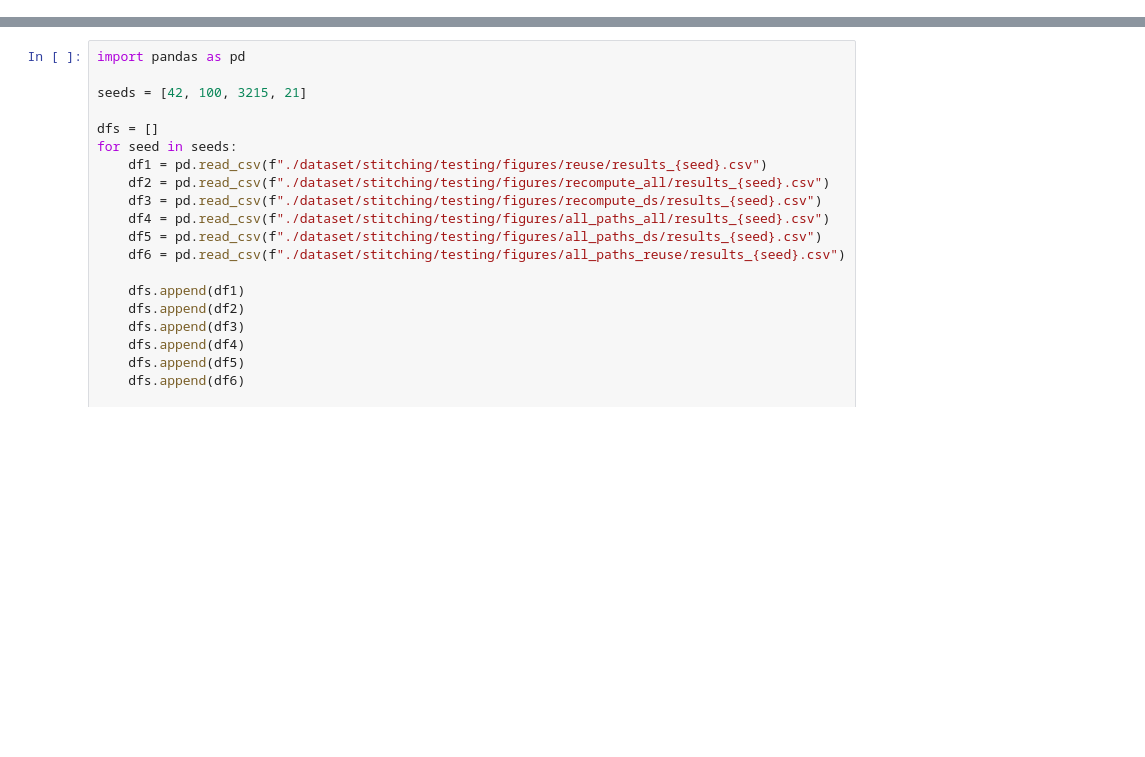
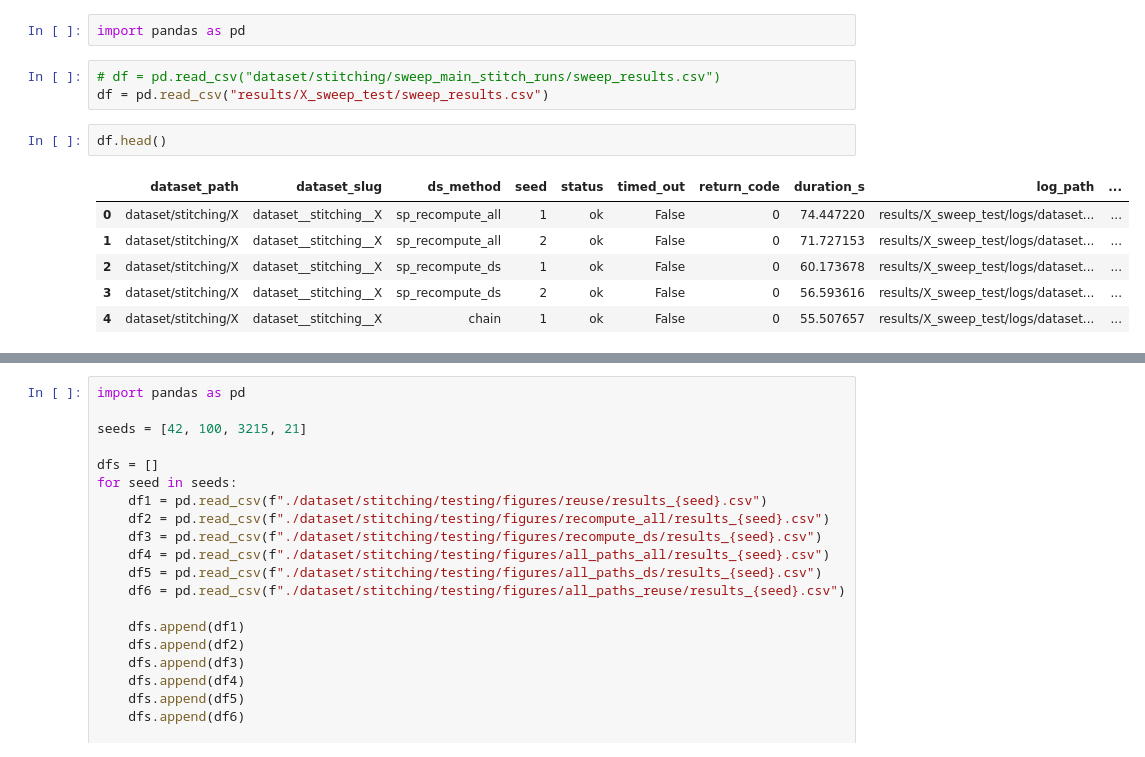
Before and after one commit to KilianFt/DemoStitching, a Jupyter notebook: plots.ipynb, the cells around one changed output, grey strips where cells are left out. Saved outputs shown, nothing was run; the diff lists cells and outputs as text; blank space fills up the shorter version.

```diff
--- a/plots.ipynb
+++ b/plots.ipynb
@@ -0,0 +1,14 @@
+# %%
+import pandas as pd
+# %%
+# df = pd.read_csv("dataset/stitching/sweep_main_stitch_runs/sweep_results.csv")
+df = pd.read_csv("results/X_sweep_test/sweep_results.csv")
+# %%
+df.head()
+# %% [output]
+|  | dataset_path | dataset_slug | ds_method | seed | status | timed_out | return_code | duration_s | log_path | ... |
+| 0 | dataset/stitching/X | dataset__stitching__X | sp_recompute_all | 1 | ok | False | 0 | 74.447220 | results/X_sweep_test/logs/dataset... | ... |
+| 1 | dataset/stitching/X | dataset__stitching__X | sp_recompute_all | 2 | ok | False | 0 | 71.727153 | results/X_sweep_test/logs/dataset... | ... |
+| 2 | dataset/stitching/X | dataset__stitching__X | sp_recompute_ds | 1 | ok | False | 0 | 60.173678 | results/X_sweep_test/logs/dataset... | ... |
+| 3 | dataset/stitching/X | dataset__stitching__X | sp_recompute_ds | 2 | ok | False | 0 | 56.593616 | results/X_sweep_test/logs/dataset... | ... |
+| 4 | dataset/stitching/X | dataset__stitching__X | chain | 1 | ok | False | 0 | 55.507657 | results/X_sweep_test/logs/dataset... | ... |
```
Also changed, not shown: parts of 8 cells of this notebook, 16 other files.
